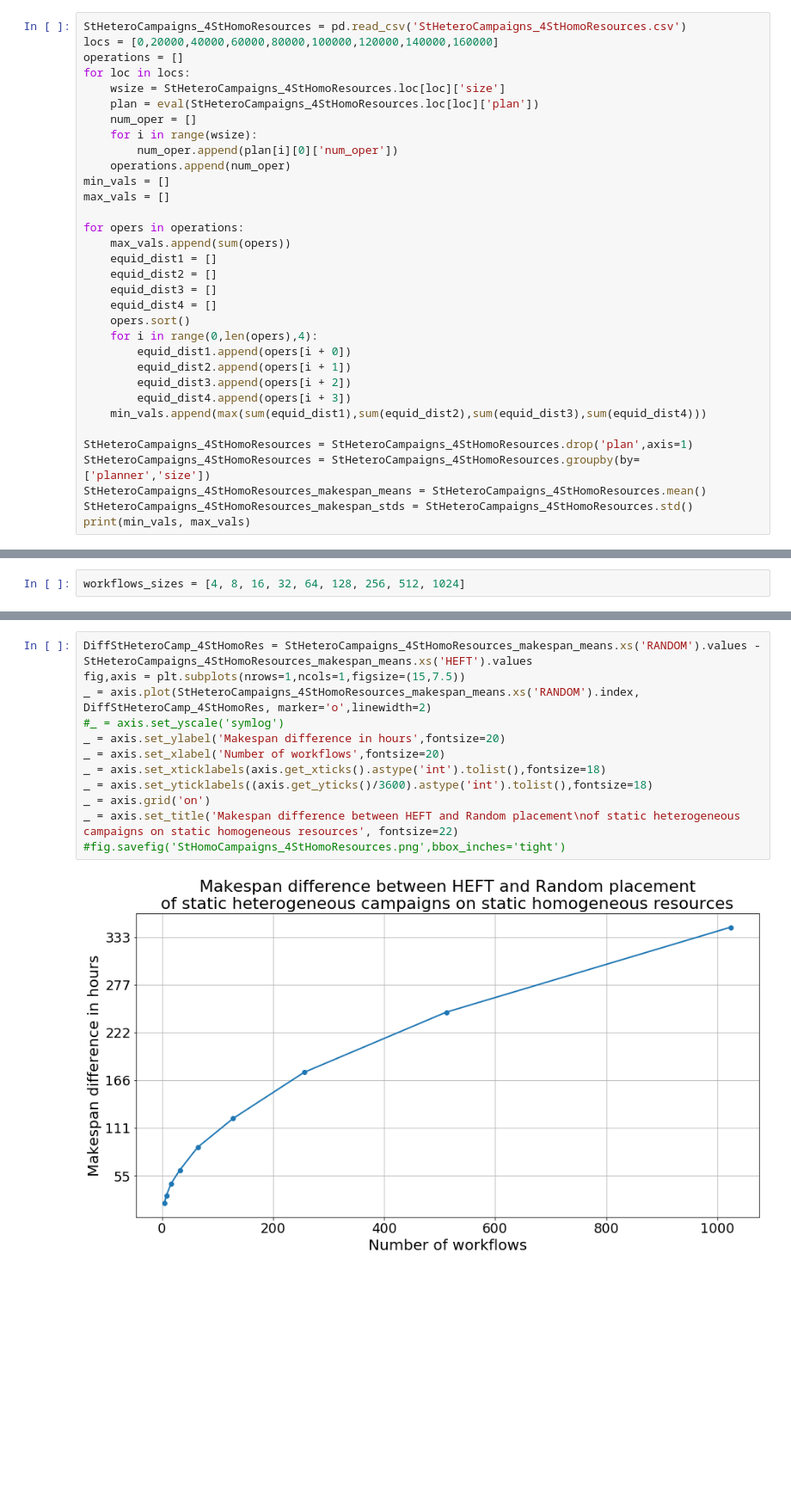
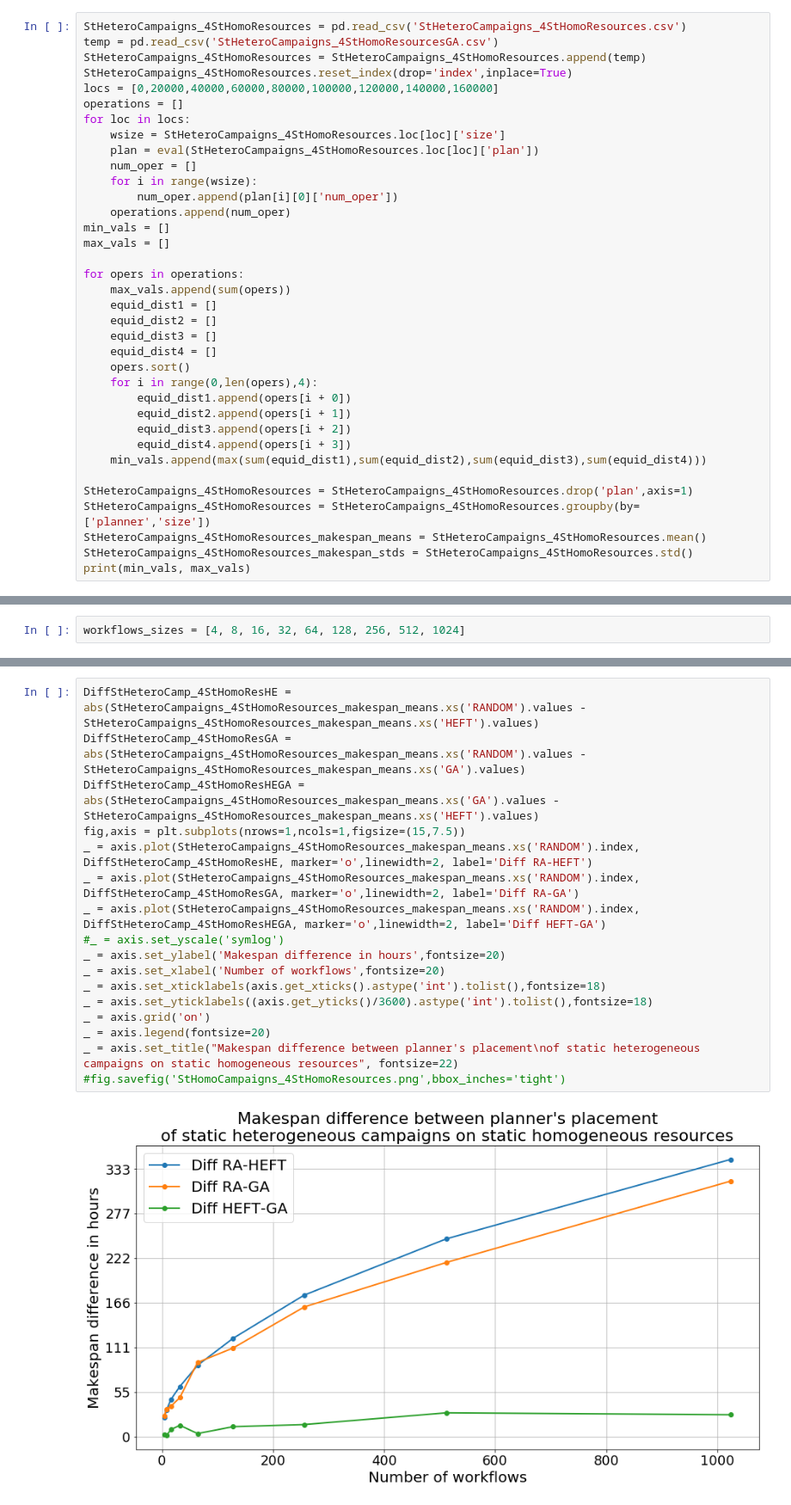
Before and after one commit to radical-project/campaign_manager, a Jupyter notebook: experiments/StaticResourcesExperiments.ipynb, the cells around one changed output, grey strips where cells are left out. Shown: that part at 86% size. Saved outputs shown, nothing was run; the diff lists cells and outputs as text; blank space fills up the shorter version.

```diff
--- a/experiments/StaticResourcesExperiments.ipynb
+++ b/experiments/StaticResourcesExperiments.ipynb
@@ -118,5 +122,8 @@ _ = axis.set_title('Makespan difference between HEFT and Random placement\nof st
 # %%
 StHeteroCampaigns_4StHomoResources = pd.read_csv('StHeteroCampaigns_4StHomoResources.csv')
+temp = pd.read_csv('StHeteroCampaigns_4StHomoResourcesGA.csv')
+StHeteroCampaigns_4StHomoResources = StHeteroCampaigns_4StHomoResources.append(temp)
+StHeteroCampaigns_4StHomoResources.reset_index(drop='index',inplace=True)
 locs = [0,20000,40000,60000,80000,100000,120000,140000,160000]
 operations = []
 for loc in locs:
@@ -216,14 +218,19 @@ _ = axis.legend(fontsize=20)
 # %%
-DiffStHeteroCamp_4StHomoRes = StHeteroCampaigns_4StHomoResources_makespan_means.xs('RANDOM').values - StHeteroCampaigns_4StHomoResources_makespan_means.xs('HEFT').values
+DiffStHeteroCamp_4StHomoResHE = abs(StHeteroCampaigns_4StHomoResources_makespan_means.xs('RANDOM').values - StHeteroCampaigns_4StHomoResources_makespan_means.xs('HEFT').values)
+DiffStHeteroCamp_4StHomoResGA = abs(StHeteroCampaigns_4StHomoResources_makespan_means.xs('RANDOM').values - StHeteroCampaigns_4StHomoResources_makespan_means.xs('GA').values)
+DiffStHeteroCamp_4StHomoResHEGA = abs(StHeteroCampaigns_4StHomoResources_makespan_means.xs('GA').values - StHeteroCampaigns_4StHomoResources_makespan_means.xs('HEFT').values)
 fig,axis = plt.subplots(nrows=1,ncols=1,figsize=(15,7.5))
-_ = axis.plot(StHeteroCampaigns_4StHomoResources_makespan_means.xs('RANDOM').index, DiffStHeteroCamp_4StHomoRes, marker='o',linewidth=2)
+_ = axis.plot(StHeteroCampaigns_4StHomoResources_makespan_means.xs('RANDOM').index, DiffStHeteroCamp_4StHomoResHE, marker='o',linewidth=2, label='Diff RA-HEFT')
+_ = axis.plot(StHeteroCampaigns_4StHomoResources_makespan_means.xs('RANDOM').index, DiffStHeteroCamp_4StHomoResGA, marker='o',linewidth=2, label='Diff RA-GA')
+_ = axis.plot(StHeteroCampaigns_4StHomoResources_makespan_means.xs('RANDOM').index, DiffStHeteroCamp_4StHomoResHEGA, marker='o',linewidth=2, label='Diff HEFT-GA')
 #_ = axis.set_yscale('symlog')
 _ = axis.set_ylabel('Makespan difference in hours',fontsize=20)
 _ = axis.set_xlabel('Number of workflows',fontsize=20)
 _ = axis.set_xticklabels(axis.get_xticks().astype('int').tolist(),fontsize=18)
 _ = axis.set_yticklabels((axis.get_yticks()/3600).astype('int').tolist(),fontsize=18)
 _ = axis.grid('on')
-_ = axis.set_title('Makespan difference between HEFT and Random placement\nof static heterogeneous campaigns on static homogeneous resources', fontsize=22)
+_ = axis.legend(fontsize=20)
+_ = axis.set_title("Makespan difference between planner's placement\nof static heterogeneous campaigns on static homogeneous resources", fontsize=22)
 #fig.savefig('StHomoCampaigns_4StHomoResources.png',bbox_inches='tight')
 # %% [output]
-[figure, old version]
+[figure, new version]
```
Also changed, not shown: parts of 21 cells of this notebook, 1 other file.
